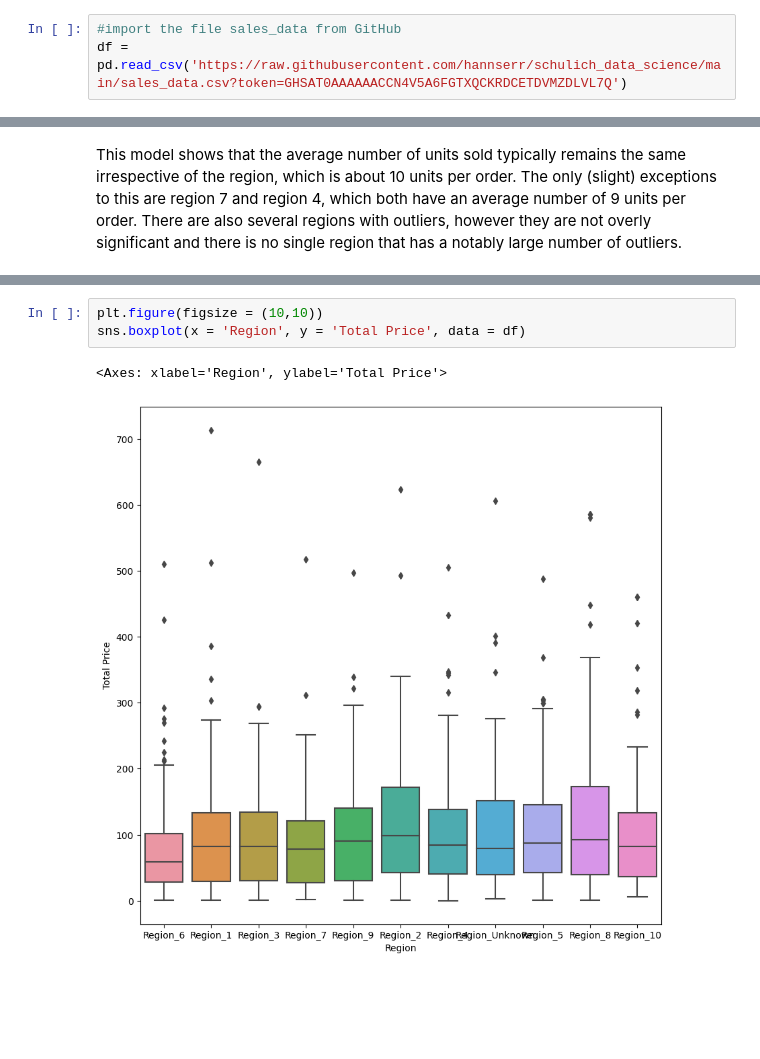
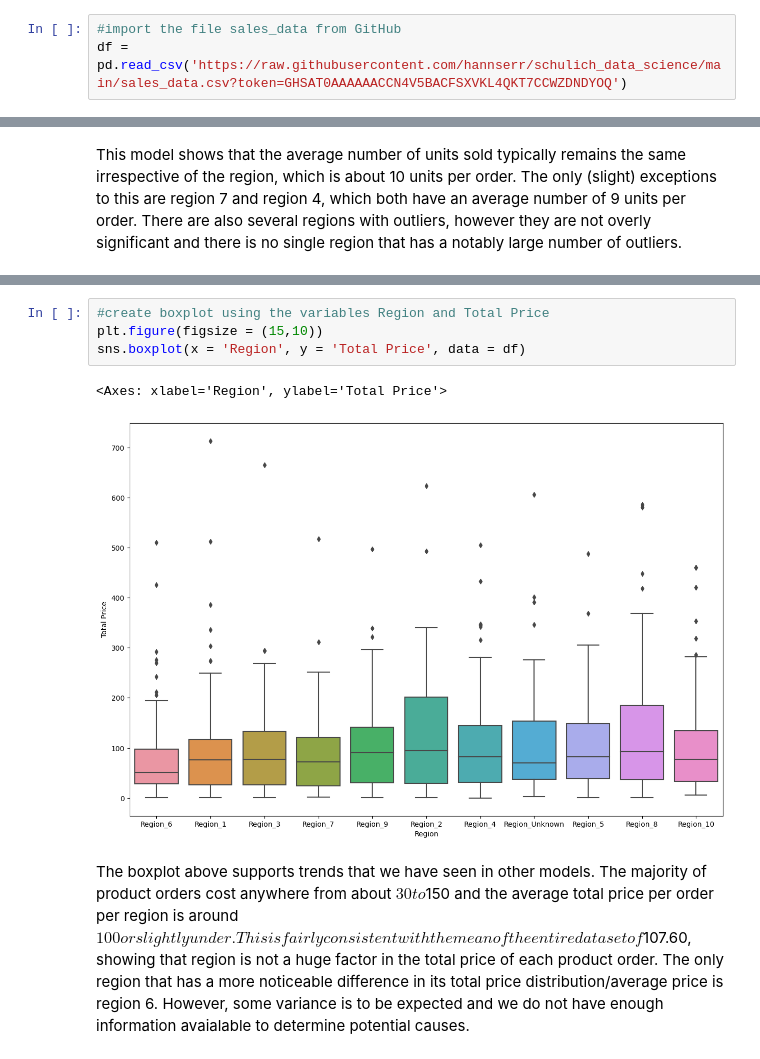
Before and after one commit to hannserr/schulich_data_science, a Jupyter notebook: Assignment_1.ipynb, the cells around one changed output, grey strips where cells are left out. Cells and saved outputs as stored; diff of their text form; blank space fills up the shorter version.

```diff
--- a/Assignment_1.ipynb
+++ b/Assignment_1.ipynb
@@ -6,7 +6,7 @@ import matplotlib.pyplot as plt
 import numpy as np
 # %%
 #import the file sales_data from GitHub
-df = pd.read_csv('https://raw.githubusercontent.com/hannserr/schulich_data_science/main/sales_data.csv?token=GHSAT0AAAAAACCN4V5A6FGTXQCKRDCETDVMZDLVL7Q')
+df = pd.read_csv('https://raw.githubusercontent.com/hannserr/schulich_data_science/main/sales_data.csv?token=GHSAT0AAAAAACCN4V5BACFSXVKL4QKT7CCWZDNDYOQ')
 # %%
 #call the data set
 df
@@ -254,8 +269,11 @@ sns.boxplot(x = 'Total Price', y = 'Product', data = df)
 # %% [markdown]
 The boxplot above visualizes the relationship between the total price of the order and the product number. Many of the products have an average total price of around $100, which is similar to the mean of this data set. There are several products that have an average total price that is noticeably higher than other products. For example, products 20 and 49 have average total prices that are closer to $150. On the opposite end of the spectrum, there are products that have noticeably lower average total prices that are well under $100, such as products 3 and 10.
 # %%
-plt.figure(figsize = (10,10))
+#create boxplot using the variables Region and Total Price
+plt.figure(figsize = (15,10))
 sns.boxplot(x = 'Region', y = 'Total Price', data = df)
 # %% [output]
 <Axes: xlabel='Region', ylabel='Total Price'>
-[figure, old version]
+[figure, new version]
+# %% [markdown]
+The boxplot above supports trends that we have seen in other models. The majority of product orders cost anywhere from about $30 to $150 and the average total price per order per region is around $100 or slightly under. This is fairly consistent with the mean of the entire data set of $107.60, showing that region is not a huge factor in the total price of each product order. The only region that has a more noticeable difference in its total price distribution/average price is region 6. However, some variance is to be expected and we do not have enough information avaialable to determine potential causes.
```
Also changed, not shown: parts of 12 cells of this notebook.
